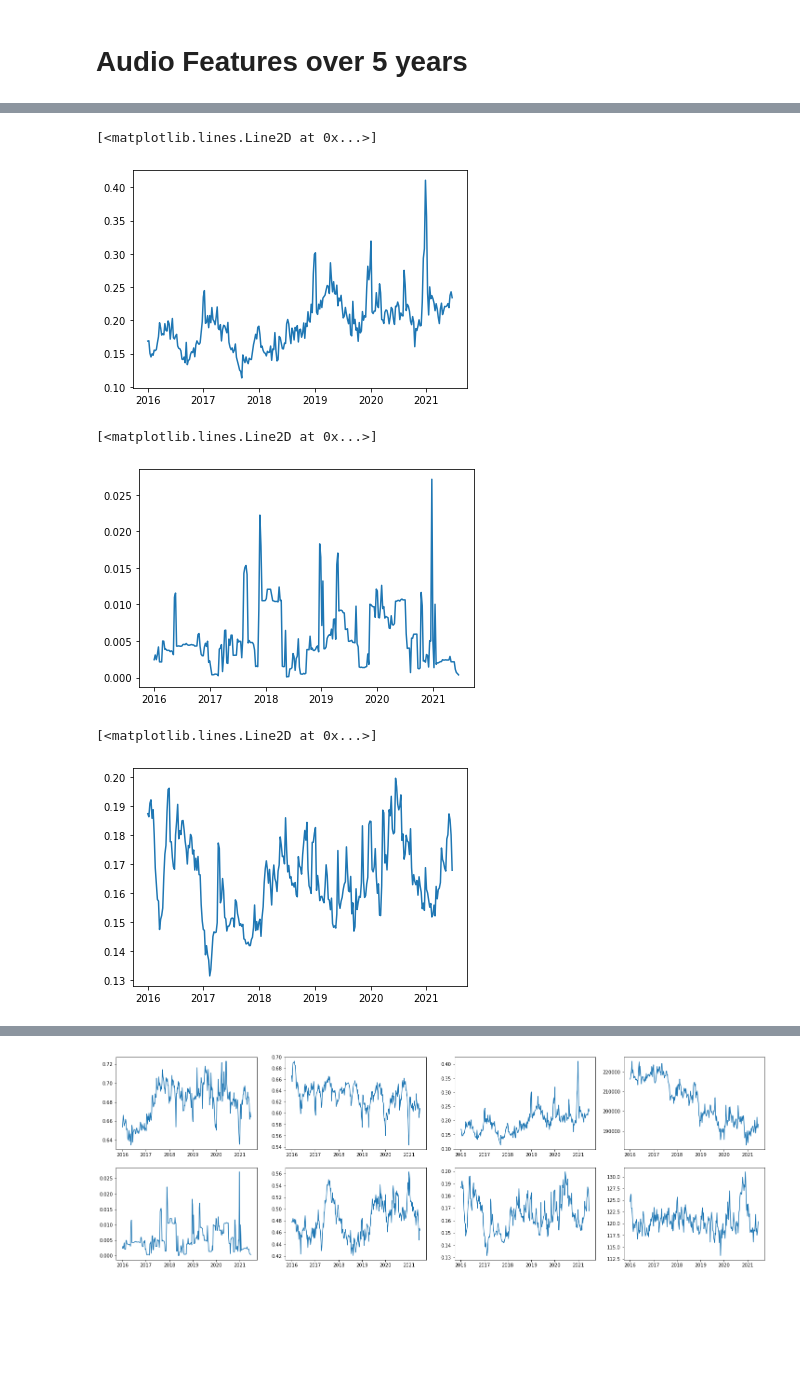
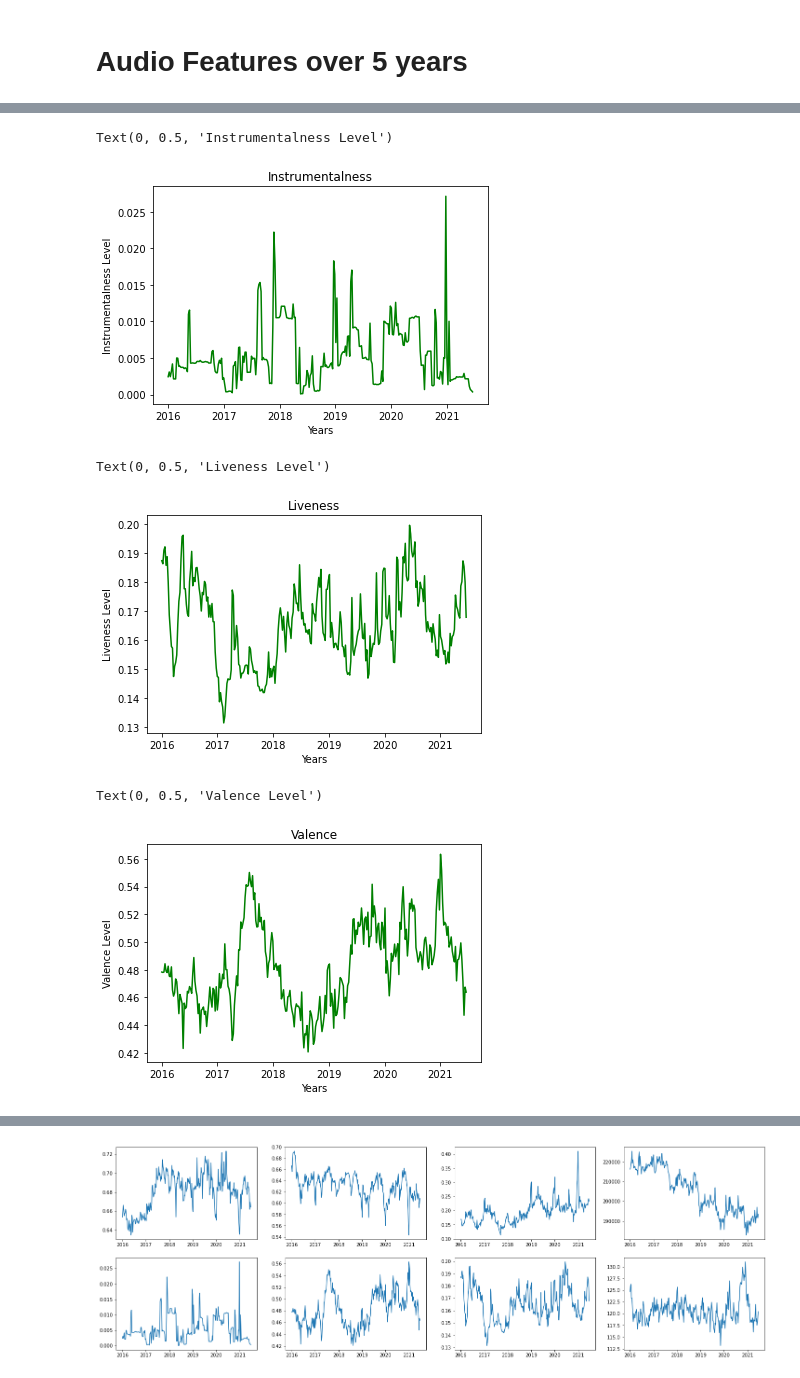
Before and after one commit to lakemp2345/Project-1, a Jupyter notebook: graph_tests.ipynb, the cells around one changed output, grey strips where cells are left out. Saved outputs shown, nothing was run; the diff lists cells and outputs as text; code cells hidden in the pictures; blank space fills up the shorter version.

```diff
--- a/graph_tests.ipynb
+++ b/graph_tests.ipynb
@@ -63,18 +161,27 @@ plt.plot(dates, y_axis)
 # %%
-y_axis = weekly_means["acousticness"]
-plt.plot(dates, y_axis)
+y_axis = weekly_means["instrumentalness"]
+plt.plot(dates, y_axis,color='green')
+plt.title("Instrumentalness")
+plt.xlabel("Years")
+plt.ylabel("Instrumentalness Level")
 # %% [output]
-[<matplotlib.lines.Line2D at 0x...>]
+Text(0, 0.5, 'Instrumentalness Level')
-[figure, old version]
+[figure, new version]
 # %%
-y_axis = weekly_means["instrumentalness"]
-plt.plot(dates, y_axis)
+y_axis = weekly_means["liveness"]
+plt.plot(dates, y_axis,color='green')
+plt.title("Liveness")
+plt.xlabel("Years")
+plt.ylabel("Liveness Level")
 # %% [output]
-[<matplotlib.lines.Line2D at 0x...>]
+Text(0, 0.5, 'Liveness Level')
-[figure, old version]
+[figure, new version]
 # %%
-y_axis = weekly_means["liveness"]
-plt.plot(dates, y_axis)
+y_axis = weekly_means["valence"]
+plt.plot(dates, y_axis,color='green')
+plt.title("Valence")
+plt.xlabel("Years")
+plt.ylabel("Valence Level")
 # %% [output]
-[<matplotlib.lines.Line2D at 0x...>]
+Text(0, 0.5, 'Valence Level')
-[figure, old version]
+[figure, new version]
```
Also changed, not shown: parts of 32 cells of this notebook, 18 other files.
